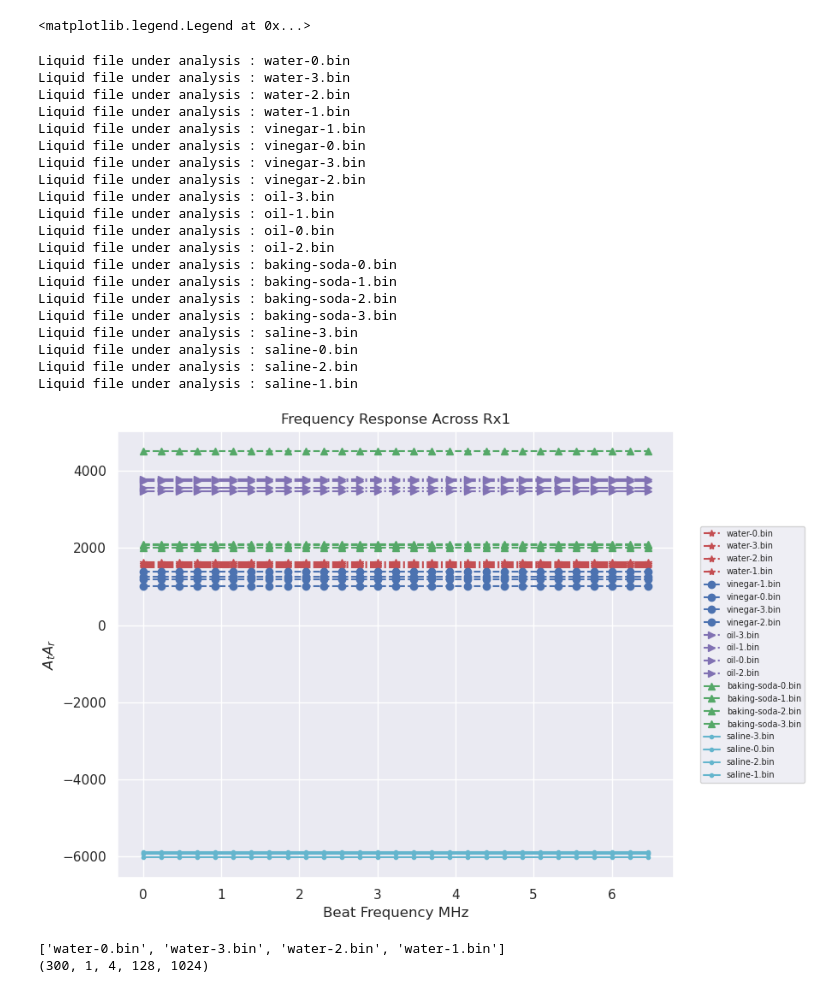
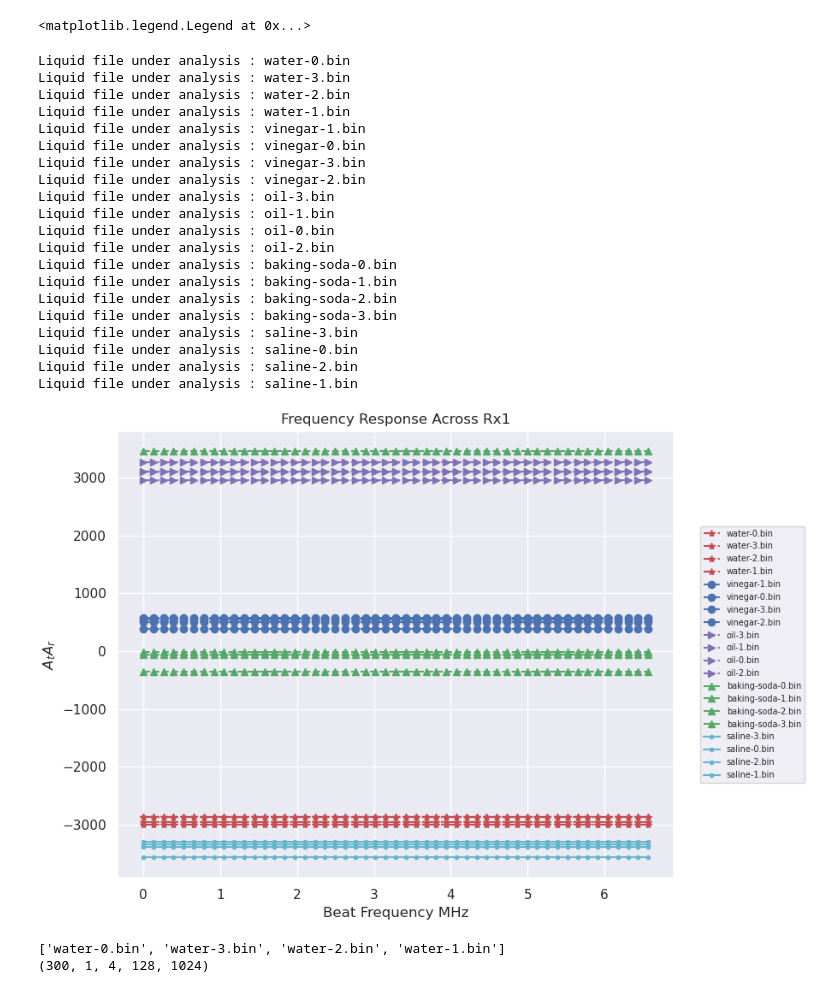
Before and after one commit to Muaz231/FluID-Python, a Jupyter notebook: FluidID_clean.ipynb, the cells around one changed output. Saved outputs shown, nothing was run; the diff lists cells and outputs as text; code cells hidden in the pictures.

```diff
--- a/FluidID_clean.ipynb
+++ b/FluidID_clean.ipynb
@@ -161,7 +161,7 @@ def FineGrainFreqResponse(filepath,backgroundfilepath, framecfg, win, RI_compone
      @backgroundfilepath: File path for background static clutter
      @framecfg: Frame Configuration
      @win: window samples [1,numADCSamples]
-     @RI_component: 1 -- Real component ; 2 -- Imag component ; 3 -- Magnitude of samples
+     @RI_component: "real" -- Real component ; "imag" -- Imag component ; "mag" -- Magnitude of samples
      @reshape_flag: 1 -- To concatenate all frames toghether 0 -- No concatenation
      @AoA_compensation: 1 -- Estimate AoA using MUSIC algorithm None -- No  AoA compensation
      @dist_range: Range of distance values for search of ToF
@@ -189,11 +189,11 @@ def FineGrainFreqResponse(filepath,backgroundfilepath, framecfg, win, RI_compone
           liquid = CombineChirp(liquid) # Combine chirps after AoA estimation
 
      # Separate Real/Imaginary/Magnitude
-     if (RI_component) == 1:
+     if (RI_component) == "real":
           liquid = np.real(liquid)
-     elif (RI_component) == 2:
+     elif (RI_component) == "imag":
           liquid = np.imag(liquid)
-     elif (RI_component) == 3:
+     elif (RI_component) == "mag":
           liquid = np.abs(liquid)
 
      # Using the fact that chirp_period/Ts = Number of ADC samples
@@ -203,25 +203,29 @@ def FineGrainFreqResponse(filepath,backgroundfilepath, framecfg, win, RI_compone
      win_data_shape = list(liquid.shape[0:-1])
      win_data_shape.append(Nprime)
 
+
      win_data = np.zeros(win_data_shape)
 
+     for i in range(Nprime):
+          win_data[:,:,:,:,i] = np.amax(liquid[:,:,:,:,i*win:(i+1)*win],axis=4)
 
-     for i in range(Nprime):
-          win_data[:,:,:,i] = np.amax(liquid[:,:,:,i*win:(i+1)*win],axis=3)
-
+     # Check if AoA estimation is None or not
+     if AoA_compensation is not None:
+          rx = 1
+     else:
+          rx = cfg.NUM_RX
 
      # Concatenate all frames toghether
      if reshape_flag:
-          reshape_response = np.zeros((cfg.NUM_TX,cfg.LOOPS_PER_FRAME*(win_data.shape[0]),Nprime))
+          reshape_response = np.zeros((cfg.NUM_TX,rx,cfg.LOOPS_PER_FRAME*(win_data.shape[0]),Nprime))
           for frame in range(win_data.shape[0]): # Parse over frames
-               reshape_response[:,frame*cfg.LOOPS_PER_FRAME:(frame+1)*cfg.LOOPS_PER_FRAME,:] = win_data[frame,:,:,:]
+               reshape_response[:,:,frame*cfg.LOOPS_PER_FRAME:(frame+1)*cfg.LOOPS_PER_FRAME,:] = win_data[frame,:,:,:,:]
           reshape_response = np.squeeze(reshape_response)
-          reshape_response = np.reshape(reshape_response,(1,-1)) # Return matrix of size (# of Rx, Nprime * # of Chirps)
-
-          return (reshape_response, Nprime)
+          reshape_response = np.reshape(reshape_response,(rx,-1)) # Return matrix of size (# of Rx, Nprime * # of Chirps)
+          return (reshape_response, Nprime, liquid)
 
 
-     return (win_data, Nprime)
+     return (win_data, Nprime, liquid)
 # %%
 # MUSIC algorithm to estimate AoA per frame (estimation of azimuth angle)
 
@@ -440,7 +444,7 @@ if __name__=="__main__":
         liq_files.append(temp_ind)
 
     # Window Size
-    win = [35]
+    win = [20]
 
     # Plot color and markers for different liquids
     plot_clr = ["r*-." , "bo--","m>-.","g^--","c.-","yd-"] #,"k<-"]
@@ -454,11 +458,10 @@ if __name__=="__main__":
                 ################################# Signal Extraction #####################################3
                 # file_peak = PeakFinder(filepath+file,filepath+liq_files[0][0],framecfg,True,[0.30,0.65])
                 # print(file_peak.shape)
-                [file_peak ,Nprime] = FineGrainFreqResponse(filepath+file,filepath+liq_files[0][0],framecfg,window,1,1,1,[0.35,0.70])
-                # print(file_peak.shape)
+# Function template: FineGrainFreqResponse(filepath,backgroundfilepath, framecfg, win, RI_component, reshape_flag, AoA_compensation, dist_range)
+                [file_peak ,Nprime, liq_data] = FineGrainFreqResponse(filepath+file,filepath+liq_files[0][0],framecfg,window,"real",1,True,[0.35,0.70])                # print(file_peak.shape)
                 del_f = (cfg.SAMPLE_RATE*1e3)/Nprime
                 x_axis = np.linspace(0,cfg.SAMPLE_RATE*1e3-del_f,num=Nprime)/1e6
-
 
                 axes.plot(x_axis,file_peak[0,0:1*Nprime],fmt) #plot(x_axis,file_peak[0,0:1*Nprime],fmt)
                 axes.set_xlabel("Beat Frequency MHz")
@@ -481,35 +484,35 @@ if __name__=="__main__":
                 # axes[1,1].set_title("Frequency Response Across Rx4")
 
     legend_lst = [x for l in liq_files[1:] for x in l]
     # legend_lst = win
     axes.legend(legend_lst,loc='center left',bbox_to_anchor=(1.04,0.5),prop={'size': 7}) #[item for item in liq_files[1:]]
     # axes[0,1].legend(legend_lst,loc='center left',bbox_to_anchor=(1.04,0.5),prop={'size': 7})
     # axes[1,0].legend(legend_lst,loc='center left',bbox_to_anchor=(1.04,0.5),prop={'size': 7})
     # axes[1,1].legend(legend_lst,loc='center left',bbox_to_anchor=(1.04,0.5),prop={'size': 7})
-
+    mplcursors.cursor(multiple=True)
     plt.show()
 # %% [output]
 Liquid file under analysis : water-0.bin
 Liquid file under analysis : water-3.bin
 Liquid file under analysis : water-2.bin
 Liquid file under analysis : water-1.bin
 Liquid file under analysis : vinegar-1.bin
 Liquid file under analysis : vinegar-0.bin
 Liquid file under analysis : vinegar-3.bin
 Liquid file under analysis : vinegar-2.bin
 Liquid file under analysis : oil-3.bin
 Liquid file under analysis : oil-1.bin
 Liquid file under analysis : oil-0.bin
 Liquid file under analysis : oil-2.bin
 Liquid file under analysis : baking-soda-0.bin
 Liquid file under analysis : baking-soda-1.bin
 Liquid file under analysis : baking-soda-2.bin
 Liquid file under analysis : baking-soda-3.bin
 Liquid file under analysis : saline-3.bin
 Liquid file under analysis : saline-0.bin
 Liquid file under analysis : saline-2.bin
 Liquid file under analysis : saline-1.bin
-[figure, old version]
+[figure, new version]
 # %%
 # Observe Imapact of interference cancellation on liquid data
 
```
Also changed, not shown: parts of 2 cells of this notebook.
